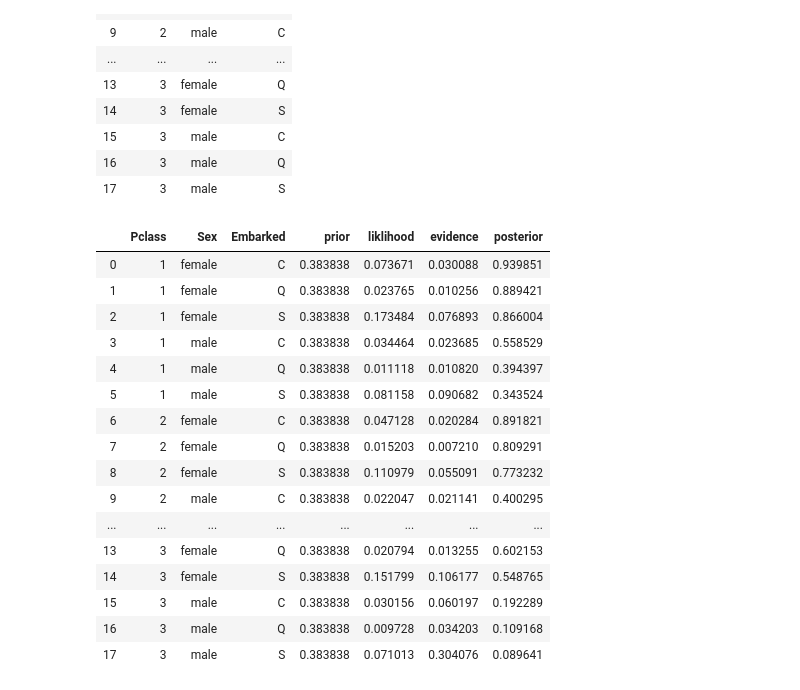
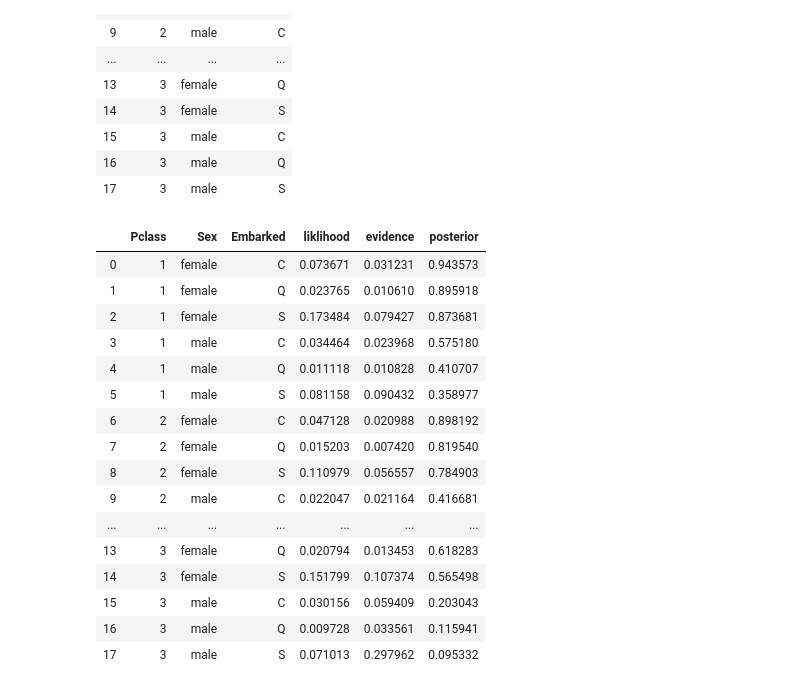
Before and after one commit to sunkusun9/DS_Lv3_elearning, a Jupyter notebook: 2-1. 확률 개론.ipynb, the cells around one changed output. Cells and saved outputs as stored; diff of their text form; code cells hidden in the pictures.

```diff
--- a/2-1. 확률 개론.ipynb
+++ b/2-1. 확률 개론.ipynb
@@ -371,43 +373,42 @@ df_prob
 # %%
 def calc_liklihood(x, survived):
     """
     survived 조건에서 대해서 x에 해당하는 경우의 우도(liklihood)를 계산합니다.
     Parameters
         x: DataFrame
             경우의 수를 나타내는 데이터프레임
         survived: int
             0: survived 1: not survived
     Returns
         float
             P(Pclass=x['Pclass']|Survived=survived)×P(Sex=x['Sex']|Survived=survived)×P(Pclass=x['Embarked']|Survived=survived)
     """
     return x['Pclass'].map(df_pclass_prob[survived]) * \
             x['Sex'].map(df_sex_prob[survived]) * \
             x['Embarked'].map(df_embarked_prob[survived])
-
+prior = 0.4 # 사전 확률은 0,4로 주어졌습니다.
 df_prob.assign(
-    prior=df_titanic['Survived'].mean(), # 사전확률을 계산합니다.
     liklihood=lambda x: calc_liklihood(x, 1), # 우도(liklihood)를 계산합니다.
-    evidence=lambda x:calc_liklihood(x, 0) * (1 - df_titanic['Survived'].mean()) + \
-                    calc_liklihood(x, 1) * df_titanic['Survived'].mean() # 전확률 법칙을 이용한 증거를 계산합니다.
+    evidence=lambda x:calc_liklihood(x, 0) * (1 - prior) + \
+                    calc_liklihood(x, 1) * prior # 전확률 법칙을 이용한 증거를 계산합니다.
 ).assign(
-    posterior=lambda x: x['liklihood'] * x['prior'] / x['evidence']
+    posterior=lambda x: x['liklihood'] * prior / x['evidence']
 )
 # %% [output]
-|  | Pclass | Sex | Embarked | prior | liklihood | evidence | posterior |
-| 0 | 1 | female | C | 0.383838 | 0.073671 | 0.030088 | 0.939851 |
-| 1 | 1 | female | Q | 0.383838 | 0.023765 | 0.010256 | 0.889421 |
-| 2 | 1 | female | S | 0.383838 | 0.173484 | 0.076893 | 0.866004 |
-| 3 | 1 | male | C | 0.383838 | 0.034464 | 0.023685 | 0.558529 |
-| 4 | 1 | male | Q | 0.383838 | 0.011118 | 0.010820 | 0.394397 |
-| 5 | 1 | male | S | 0.383838 | 0.081158 | 0.090682 | 0.343524 |
-| 6 | 2 | female | C | 0.383838 | 0.047128 | 0.020284 | 0.891821 |
-| 7 | 2 | female | Q | 0.383838 | 0.015203 | 0.007210 | 0.809291 |
-| 8 | 2 | female | S | 0.383838 | 0.110979 | 0.055091 | 0.773232 |
-| 9 | 2 | male | C | 0.383838 | 0.022047 | 0.021141 | 0.400295 |
-| ... | ... | ... | ... | ... | ... | ... | ... |
-| 13 | 3 | female | Q | 0.383838 | 0.020794 | 0.013255 | 0.602153 |
-| 14 | 3 | female | S | 0.383838 | 0.151799 | 0.106177 | 0.548765 |
-| 15 | 3 | male | C | 0.383838 | 0.030156 | 0.060197 | 0.192289 |
-| 16 | 3 | male | Q | 0.383838 | 0.009728 | 0.034203 | 0.109168 |
-| 17 | 3 | male | S | 0.383838 | 0.071013 | 0.304076 | 0.089641 |
+|  | Pclass | Sex | Embarked | liklihood | evidence | posterior |
+| 0 | 1 | female | C | 0.073671 | 0.031231 | 0.943573 |
+| 1 | 1 | female | Q | 0.023765 | 0.010610 | 0.895918 |
+| 2 | 1 | female | S | 0.173484 | 0.079427 | 0.873681 |
+| 3 | 1 | male | C | 0.034464 | 0.023968 | 0.575180 |
+| 4 | 1 | male | Q | 0.011118 | 0.010828 | 0.410707 |
+| 5 | 1 | male | S | 0.081158 | 0.090432 | 0.358977 |
+| 6 | 2 | female | C | 0.047128 | 0.020988 | 0.898192 |
+| 7 | 2 | female | Q | 0.015203 | 0.007420 | 0.819540 |
+| 8 | 2 | female | S | 0.110979 | 0.056557 | 0.784903 |
+| 9 | 2 | male | C | 0.022047 | 0.021164 | 0.416681 |
+| ... | ... | ... | ... | ... | ... | ... |
+| 13 | 3 | female | Q | 0.020794 | 0.013453 | 0.618283 |
+| 14 | 3 | female | S | 0.151799 | 0.107374 | 0.565498 |
+| 15 | 3 | male | C | 0.030156 | 0.059409 | 0.203043 |
+| 16 | 3 | male | Q | 0.009728 | 0.033561 | 0.115941 |
+| 17 | 3 | male | S | 0.071013 | 0.297962 | 0.095332 |
```
Also changed, not shown: parts of 1 cell of this notebook.
